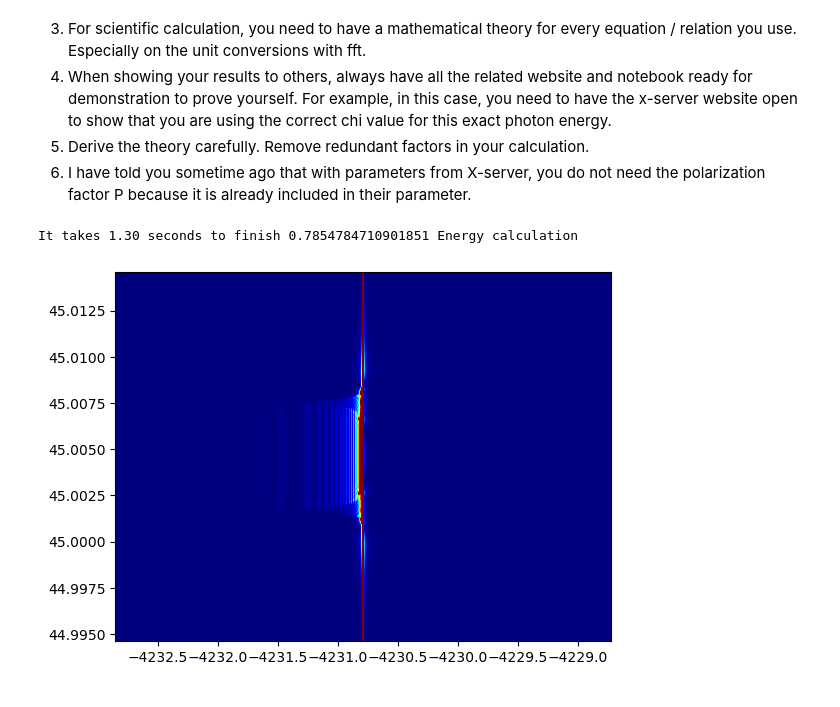
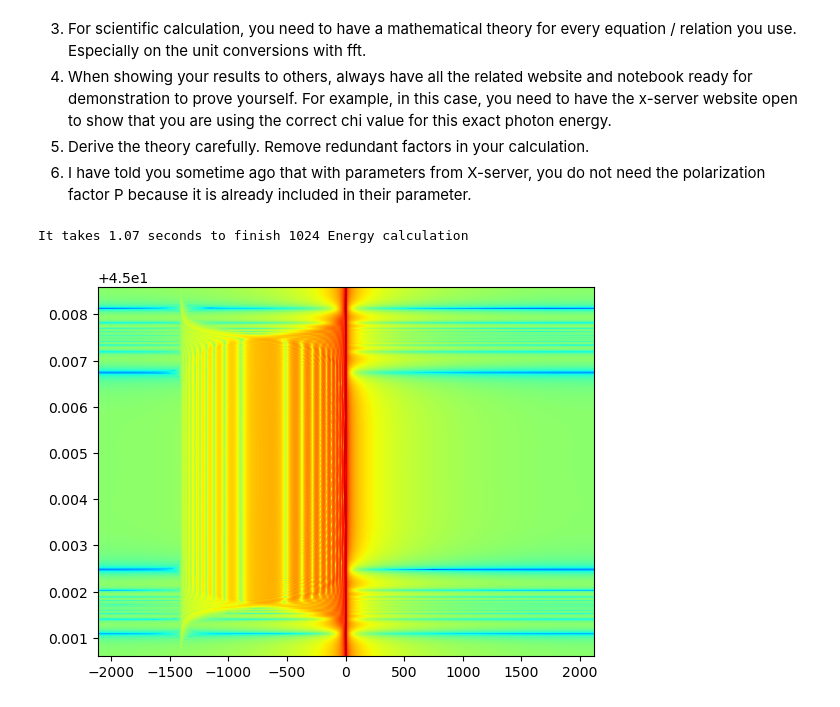
Before and after one commit to haoyuanli93/XRaySimulation2, a Jupyter notebook: Projects/Laue/Laue_Reflectivity.ipynb, the cells around one changed output. Cells and saved outputs as stored; diff of their text form; code cells hidden in the pictures.

```diff
--- a/Projects/Laue/Laue_Reflectivity.ipynb
+++ b/Projects/Laue/Laue_Reflectivity.ipynb
@@ -100,7 +100,7 @@ def get_laue_transmission(kin_grid, normal_grid, h_grid, thickness, chi0, chih,
     R00 = C_factor * np.exp(-1j * A_factor * y_param / 2) * W
     return R00
 # %%
-thickness = 500 # um
+thickness = 300 # um
 
 energy_center = 9.831  # keV
 k0 = kev_to_wavevec_length(energy=energy_center)
@@ -111,7 +111,7 @@ theta_0 = np.arcsin(wavelength / 2 / Diamond004["spacing"])
 
 # Create the series of crystal angle and wave-vectors for the study
 angle_num = 2 ** 10
-angle_lim = [theta_0 - np.deg2rad(0.01), theta_0 + np.deg2rad(0.01)]
+angle_lim = [theta_0 - np.deg2rad(0.004), theta_0 + np.deg2rad(0.004)]
 angle_list = np.linspace(start=angle_lim[0], stop=angle_lim[1], num=angle_num)
 
 h_length = np.pi * 2 / Diamond004["spacing"]
@@ -124,32 +124,32 @@ normal_grid = np.zeros((angle_num, 3))
 normal_grid[:, 1] = np.sin(angle_list)
 normal_grid[:, 2] = np.cos(angle_list)
 
-k_num = 2 ** 11
+k_num = 2 ** 10
 energy_range= 0.5e-3
 kin_grid, axis_info = get_k_mesh_1d(number=k_num, energy_range=energy_range)
 kin_grid[:, 2] += k0
 # %%
 tic = time.time()
 r00_theta_k = get_laue_transmission(kin_grid=kin_grid,
                                      normal_grid=normal_grid,
                                      h_grid=h_grid,
                                      thickness=thickness,
                                      chi0=Diamond004['chi0'],
                                      chih=Diamond004['chih_sigma'],
                                      chihbar=Diamond004['chihbar_sigma'],)
 r00_theta_t = np.fft.fftshift(np.fft.ifft(np.fft.fftshift(r00_theta_k, axes=0), axis=0), axes=0)
 toc = time.time()
-print("It takes {:.2f} seconds to finish {} Energy calculation".format(toc - tic, theta_0))
+print("It takes {:.2f} seconds to finish {} Energy calculation".format(toc - tic, angle_num))
 
-plt.imshow(np.abs(np.square(np.abs(r00_theta_t.T))),
+plt.imshow(np.log(np.square(np.abs(r00_theta_t.T))),
            aspect='auto',
            cmap='jet',
-           extent=[axis_info['time_grid'][0],axis_info['time_grid'][1],
-                   np.rad2deg(angle_lim[0]), np.rad2deg(angle_lim[1]),],
-           vmin=0,
-           vmax=0.005,
+           extent=[axis_info['time_grid'][0], axis_info['time_grid'][-1],
+                   np.rad2deg(angle_lim[0]), np.rad2deg(angle_lim[-1]),],
+           #vmin=0,
+           #vmax=0.001,
           )
 plt.show()
 # %% [output]
-It takes 1.30 seconds to finish 0.7854784710901851 Energy calculation
+It takes 1.07 seconds to finish 1024 Energy calculation
-[figure, old version]
+[figure, new version]
```
